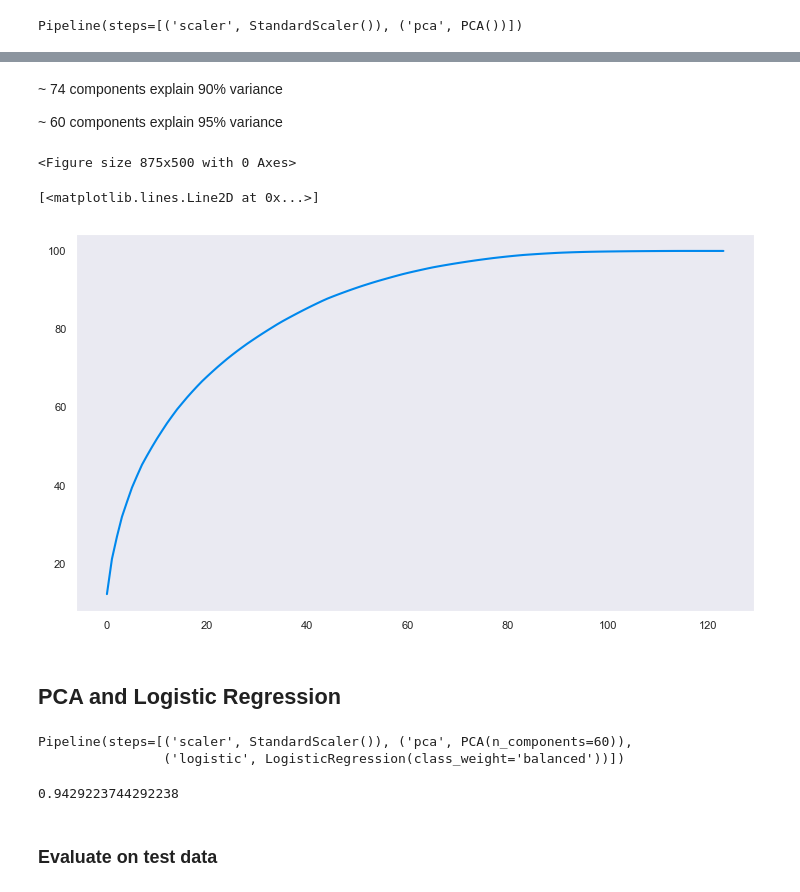
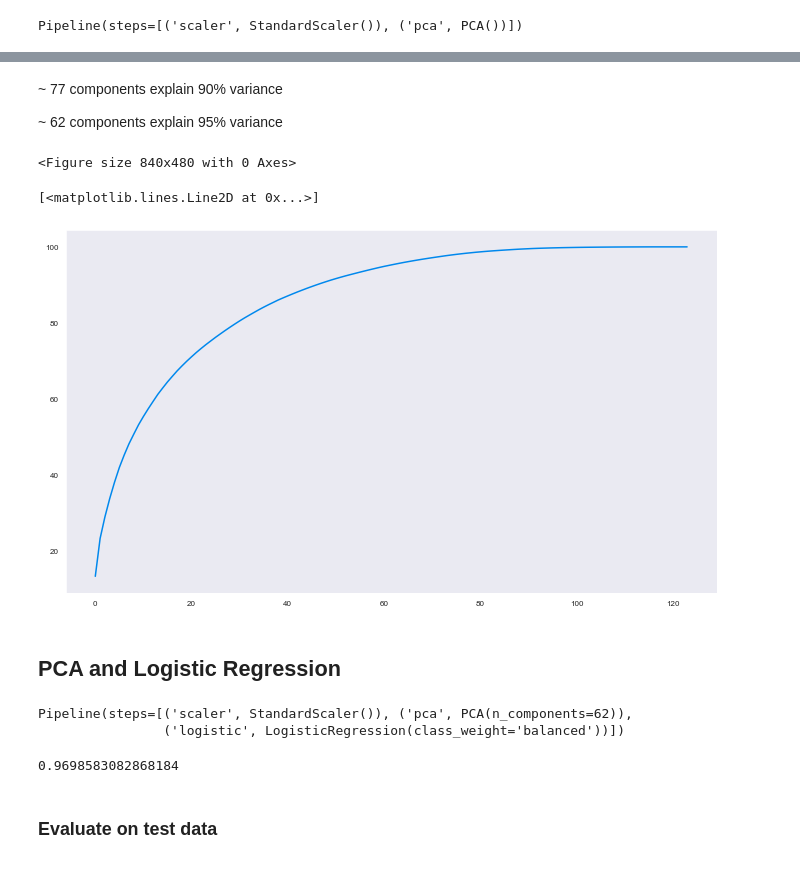
Before and after one commit to abhinavforanalytics/kaggle_tele_churn, a Jupyter notebook: telecom_churn-Kaggle.ipynb, the cells around one changed output, grey strips where cells are left out. Cells and saved outputs as stored; diff of their text form; code cells hidden in the pictures.

Commit message:
working file
Added SMOTE, fixed bugs, working model.

```diff
--- a/telecom_churn-Kaggle.ipynb
+++ b/telecom_churn-Kaggle.ipynb
@@ -858,6 +911,8 @@ print("counts of label '0':",sum(y_train_smo==0))
 # %% [output]
 counts of label '1': 11645
 counts of label '0': 11645
+# %%
+X_train_smo = pd.DataFrame(X_train_smo,columns=X_train.columns)
 # %% [markdown]
 ### Train Test split
 # %% [markdown]
@@ -880,5 +928,0 @@ X_train_smo.shape
-# %%
-#perform oversampling using smote
-from imblearn.over_sampling import SMOTE
-sm = SMOTE(random_state=12)
-X_train_smo, y_train_smo = sm.fit_resample(X_train, y_train)
@@ -1183,9 +928,0 @@ TypeError: cannot concatenate object of type '<class 'numpy.ndarray'>'; only Ser
-# %%
-# replace categories with aggregated values in each categorical column
-mapping = {'night_pck_user_6' : {-1: 0.099165, 0: 0.066797, 1: 0.087838},
-           'night_pck_user_7' : {-1: 0.115746, 0: 0.055494, 1: 0.051282},
-           'fb_user_6'        : {-1: 0.099165, 0: 0.069460, 1: 0.067124},
-           'fb_user_7'        : {-1: 0.115746, 0: 0.059305, 1: 0.055082}
-          }
-X_train_smo.replace(mapping, inplace = True)
-X_test.replace(mapping, inplace = True)
@@ -1198,8 +932,8 @@ X_train_smo[[col for col in cat_cols if col not in ['churn']]].info()
 # apply pca to train data
 pca = Pipeline([('scaler', StandardScaler()), ('pca', PCA())])
 # %%
-pca.fit(X_train)
-churn_pca = pca.fit_transform(X_train)
+pca.fit(X_train_smo)
+churn_pca = pca.fit_transform(X_train_smo)
 # %% [output]
 Pipeline(steps=[('scaler', StandardScaler()), ('pca', PCA())])
 # %%
@@ -1227,19 +961,20 @@ print(pd.Series(np.round(pca.explained_variance_ratio_.cumsum(), 4)*100))
 123    100.00
 dtype: float64
 # %% [markdown]
-~ 74 components explain 90% variance
+~ 77 components explain 90% variance
 
-~ 60 components explain 95% variance
+~ 62 components explain 95% variance
 # %%
 # plot feature variance
 features = range(pca.n_components_)
 cumulative_variance = np.round(np.cumsum(pca.explained_variance_ratio_)*100, decimals=4)
-plt.figure(figsize=(175/20,100/20)) # 100 elements on y-axis; 175 elements on x-axis; 20 is normalising factor
+plt.figure(figsize=(175/15,100/15)) # 100 elements on y-axis; 175 elements on x-axis; 20 is normalising factor
 plt.plot(cumulative_variance)
+plt.show()
 # %% [output]
-<Figure size 875x500 with 0 Axes>
+<Figure size 840x480 with 0 Axes>
 [<matplotlib.lines.Line2D at 0x...>]
-[figure, old version]
+[figure, new version]
 # %% [markdown]
 ## PCA and Logistic Regression
 # %%
@@ -1252,14 +987,14 @@ steps = [('scaler', StandardScaler()),
 pipeline = Pipeline(steps)
 # %%
 # fit model
-pipeline.fit(X_train, y_train)
+pipeline.fit(X_train_smo, y_train_smo)
 
 # check score on train data
-pipeline.score(X_train, y_train)
+pipeline.score(X_train_smo, y_train_smo)
 # %% [output]
-Pipeline(steps=[('scaler', StandardScaler()), ('pca', PCA(n_components=60)),
+Pipeline(steps=[('scaler', StandardScaler()), ('pca', PCA(n_components=62)),
                 ('logistic', LogisticRegression(class_weight='balanced'))])
-0.9429223744292238
+0.9698583082868184
 # %% [markdown]
 ### Evaluate on test data
 # %%
```
Also changed, not shown: parts of 85 cells of this notebook.
